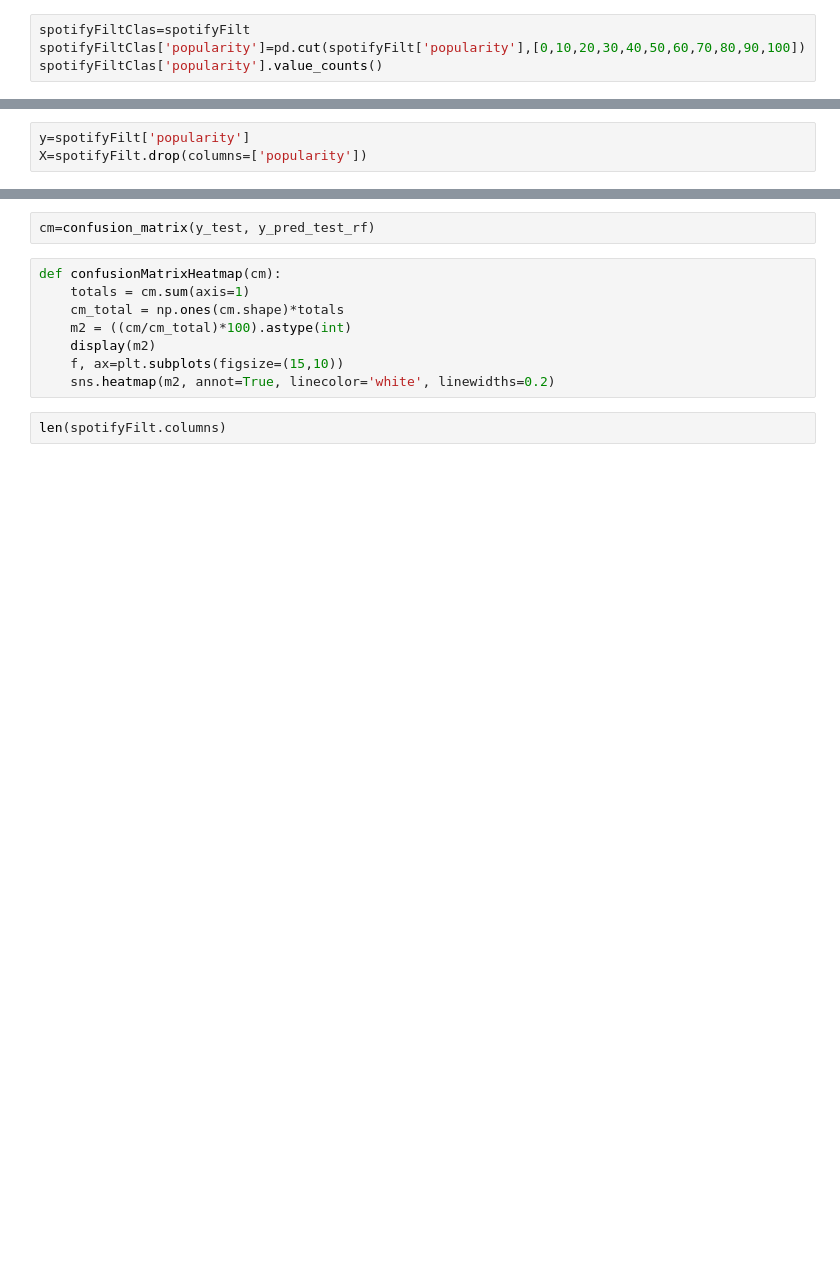
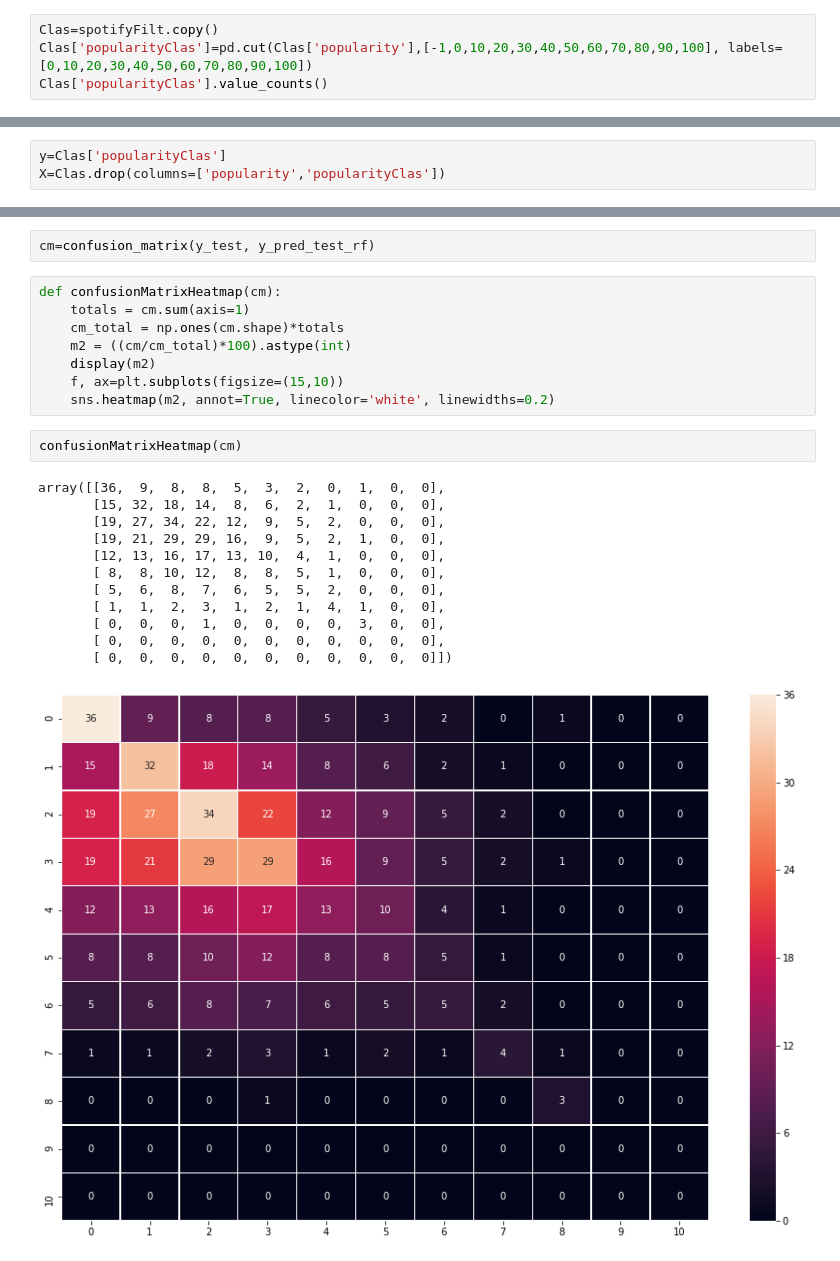
Before and after one commit to AlbertoCastellanos/Ironhack_Data_FinalProject, a Jupyter notebook: main.ipynb, the cells around one changed output, grey strips where cells are left out. Drawn from its saved outputs; the diff is of its cells as text; blank space fills up the shorter version.

```diff
--- a/main.ipynb
+++ b/main.ipynb
@@ -346,5 +425,5 @@ Name: popularity, Length: 79, dtype: int64
 # %%
-spotifyFiltClas=spotifyFilt
-spotifyFiltClas['popularity']=pd.cut(spotifyFilt['popularity'],[0,10,20,30,40,50,60,70,80,90,100])
-spotifyFiltClas['popularity'].value_counts()
+Clas=spotifyFilt.copy()
+Clas['popularityClas']=pd.cut(Clas['popularity'],[-1,0,10,20,30,40,50,60,70,80,90,100], labels=[0,10,20,30,40,50,60,70,80,90,100])
+Clas['popularityClas'].value_counts()
 # %% [output]
@@ -370,6 +468,6 @@ spotifyFilt.columns
 # %%
-y=spotifyFilt['popularity']
-X=spotifyFilt.drop(columns=['popularity'])
+y=Clas['popularityClas']
+X=Clas.drop(columns=['popularity','popularityClas'])
 # %%
 X_train, X_test, y_train, y_test = train_test_split(X,y,test_size=0.1)
 len(X_train), len(X_test), len(y_train), len(y_test)
@@ -403,5 +525,18 @@ def confusionMatrixHeatmap(cm):
     display(m2)
     f, ax=plt.subplots(figsize=(15,10))
     sns.heatmap(m2, annot=True, linecolor='white', linewidths=0.2)
-# %%
-len(spotifyFilt.columns)
+# %%
+confusionMatrixHeatmap(cm)
+# %% [output]
+array([[36,  9,  8,  8,  5,  3,  2,  0,  1,  0,  0],
+       [15, 32, 18, 14,  8,  6,  2,  1,  0,  0,  0],
+       [19, 27, 34, 22, 12,  9,  5,  2,  0,  0,  0],
+       [19, 21, 29, 29, 16,  9,  5,  2,  1,  0,  0],
+       [12, 13, 16, 17, 13, 10,  4,  1,  0,  0,  0],
+       [ 8,  8, 10, 12,  8,  8,  5,  1,  0,  0,  0],
+       [ 5,  6,  8,  7,  6,  5,  5,  2,  0,  0,  0],
+       [ 1,  1,  2,  3,  1,  2,  1,  4,  1,  0,  0],
+       [ 0,  0,  0,  1,  0,  0,  0,  0,  3,  0,  0],
+       [ 0,  0,  0,  0,  0,  0,  0,  0,  0,  0,  0],
+       [ 0,  0,  0,  0,  0,  0,  0,  0,  0,  0,  0]])
+[figure, added]
```
Also changed, not shown: parts of 21 cells of this notebook.
